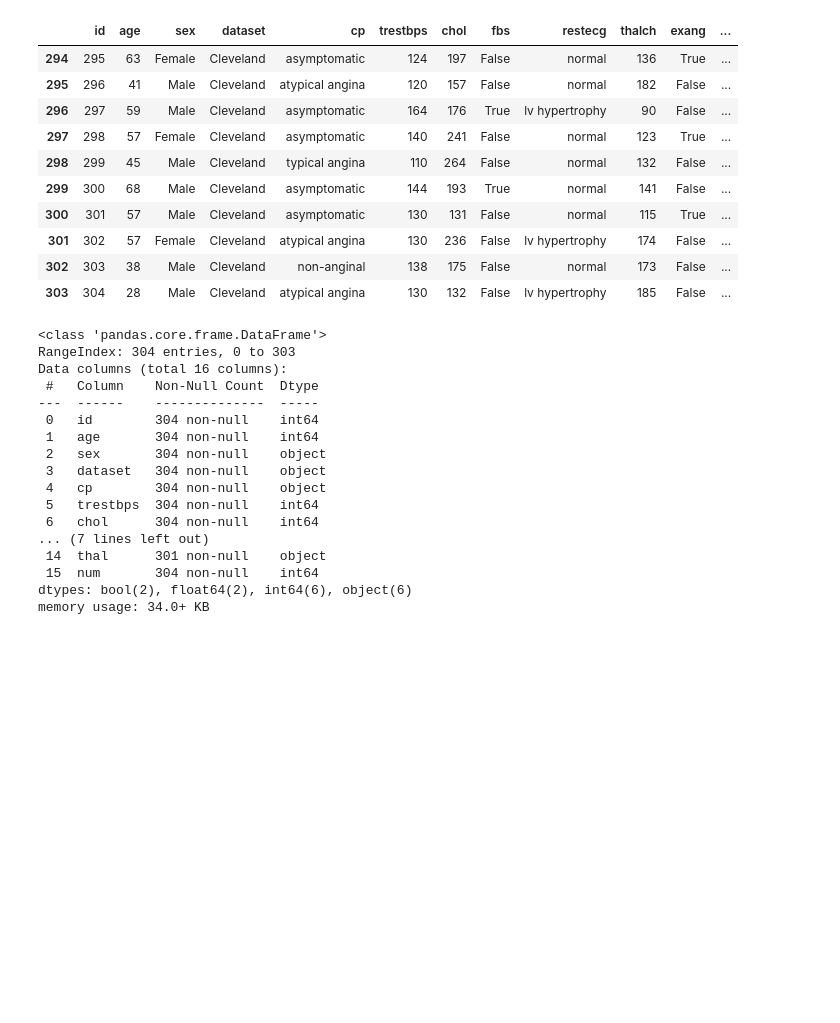
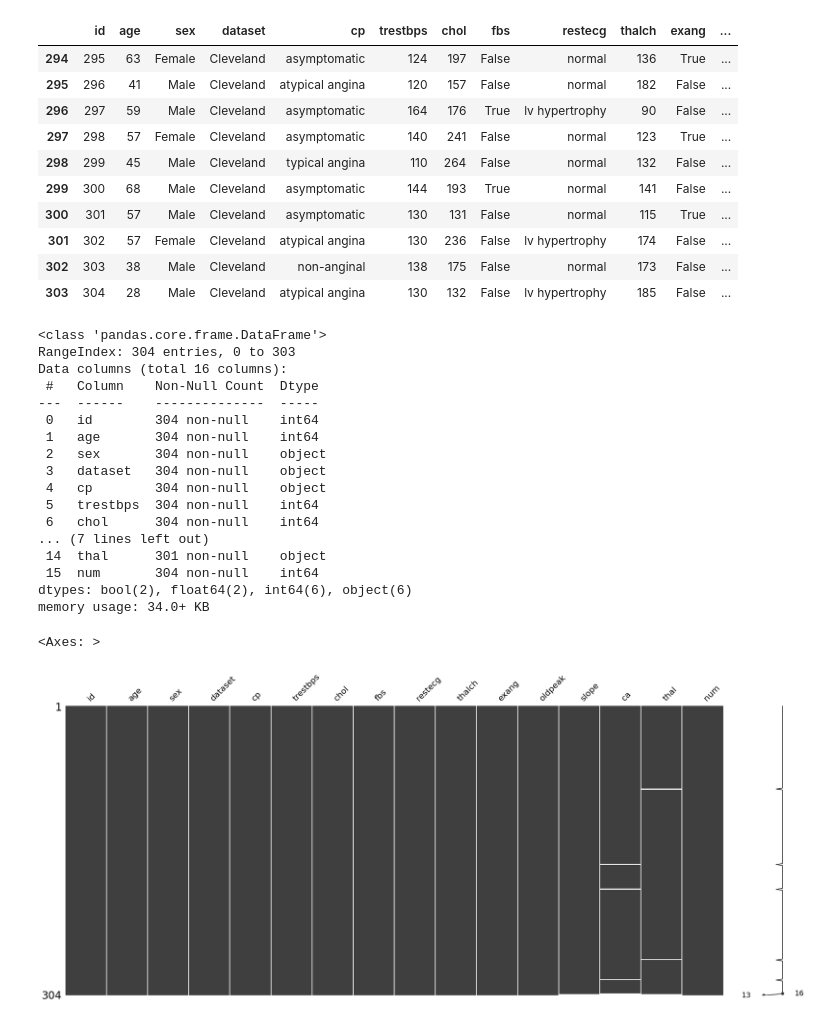
Before and after one commit to adriacv17/Capstone-Project-Heart-Disease, a Jupyter notebook: heart_disease_prediction.ipynb, the cells around one changed output. Drawn from its saved outputs; the diff is of its cells as text; code cells hidden in the pictures; blank space fills up the shorter version.

```diff
--- a/heart_disease_prediction.ipynb
+++ b/heart_disease_prediction.ipynb
@@ -73,23 +78,28 @@ cleveland_df.tail(10)
 | 301 | 302 | 57 | Female | Cleveland | atypical angina | 130 | 236 | False | lv hypertrophy | 174 | False | ... |
 | 302 | 303 | 38 | Male | Cleveland | non-anginal | 138 | 175 | False | normal | 173 | False | ... |
 | 303 | 304 | 28 | Male | Cleveland | atypical angina | 130 | 132 | False | lv hypertrophy | 185 | False | ... |
-# %%
-cleveland_df.info()
-# %% [output]
-<class 'pandas.core.frame.DataFrame'>
-RangeIndex: 304 entries, 0 to 303
-Data columns (total 16 columns):
- #   Column    Non-Null Count  Dtype
----  ------    --------------  -----
- 0   id        304 non-null    int64
- 1   age       304 non-null    int64
- 2   sex       304 non-null    object
- 3   dataset   304 non-null    object
- 4   cp        304 non-null    object
- 5   trestbps  304 non-null    int64
- 6   chol      304 non-null    int64
-... (7 lines left out)
- 14  thal      301 non-null    object
- 15  num       304 non-null    int64
-dtypes: bool(2), float64(2), int64(6), object(6)
-memory usage: 34.0+ KB
+# %%
+cleveland_df.info()
+
+# Visualize missing data
+msno.matrix(cleveland_df)
+# %% [output]
+<class 'pandas.core.frame.DataFrame'>
+RangeIndex: 304 entries, 0 to 303
+Data columns (total 16 columns):
+ #   Column    Non-Null Count  Dtype
+---  ------    --------------  -----
+ 0   id        304 non-null    int64
+ 1   age       304 non-null    int64
+ 2   sex       304 non-null    object
+ 3   dataset   304 non-null    object
+ 4   cp        304 non-null    object
+ 5   trestbps  304 non-null    int64
+ 6   chol      304 non-null    int64
+... (7 lines left out)
+ 14  thal      301 non-null    object
+ 15  num       304 non-null    int64
+dtypes: bool(2), float64(2), int64(6), object(6)
+memory usage: 34.0+ KB
+<Axes: >
+[figure, added]
```
Also changed, not shown: parts of 2 cells of this notebook.
